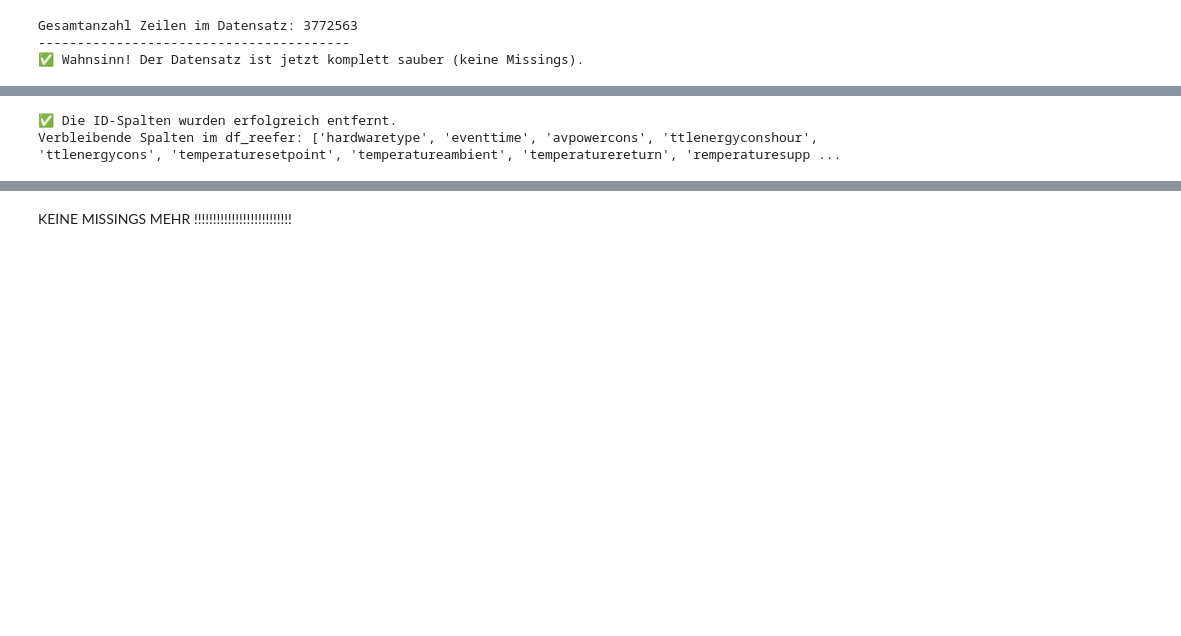
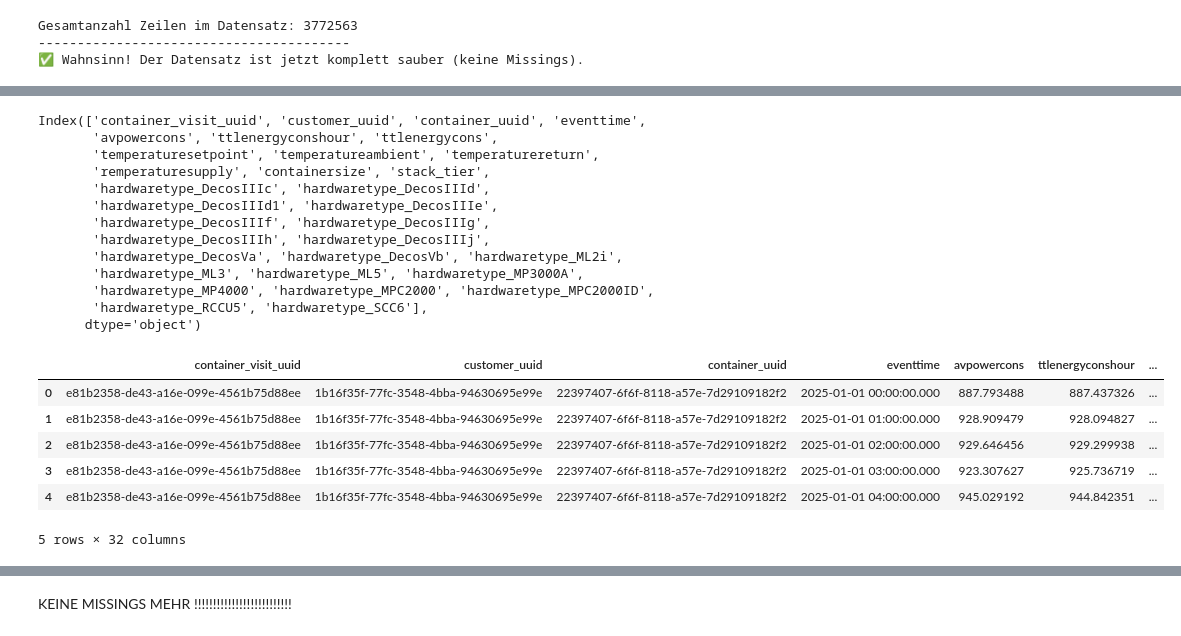
Before and after one commit to janofrank/Merge-Error, a Jupyter notebook: Merge_Error_Main.ipynb, the cells around one changed output, grey strips where cells are left out. Cells and saved outputs as stored; diff of their text form; code cells hidden in the pictures; blank space fills up the shorter version.

```diff
--- a/Merge_Error_Main.ipynb
+++ b/Merge_Error_Main.ipynb
@@ -151,18 +143,46 @@ df_reefer
 # %%
 # Liste der zu löschenden Spalten
-cols_to_drop = ['customer_uuid', 'container_uuid', 'container_visit_uuid']
+#cols_to_drop = ['customer_uuid', 'container_uuid', 'container_visit_uuid']
 
 # Spalten droppen
-df_reefer = df_reefer.drop(columns=cols_to_drop, errors='ignore')
+#df_reefer = df_reefer.drop(columns=cols_to_drop, errors='ignore')
 
 # Falls die Spalte bei dir 'container_visit_uid' (mit i statt u) hieß:
-df_reefer = df_reefer.drop(columns=['container_visit_uid'], errors='ignore')
+#df_reefer = df_reefer.drop(columns=['container_visit_uid'], errors='ignore')
 
-print("✅ Die ID-Spalten wurden erfolgreich entfernt.")
-print(f"Verbleibende Spalten im df_reefer: {df_reefer.columns.tolist()}")
+#print("✅ Die ID-Spalten wurden erfolgreich entfernt.")
+#print(f"Verbleibende Spalten im df_reefer: {df_reefer.columns.tolist()}")
-# %% [output]
-✅ Die ID-Spalten wurden erfolgreich entfernt.
-Verbleibende Spalten im df_reefer: ['hardwaretype', 'eventtime', 'avpowercons', 'ttlenergyconshour', 'ttlenergycons', 'temperaturesetpoint', 'temperatureambient', 'temperaturereturn', 'remperaturesupp ...
+# %%
+############## Hersteller Hotencoding ##############
+
+# One-Hot-Encoding für die Spalte 'hardwaretype'
+# dtype=int sorgt dafür, dass 0 und 1 statt True/False verwendet werden
+df_reefer = pd.get_dummies(df_reefer, columns=['hardwaretype'], dtype=int)
+
+# Kurze Kontrolle der neuen Spalten
+print(df_reefer.columns)
+df_reefer.head()
+# %% [output]
+Index(['container_visit_uuid', 'customer_uuid', 'container_uuid', 'eventtime',
+       'avpowercons', 'ttlenergyconshour', 'ttlenergycons',
+       'temperaturesetpoint', 'temperatureambient', 'temperaturereturn',
+       'remperaturesupply', 'containersize', 'stack_tier',
+       'hardwaretype_DecosIIIc', 'hardwaretype_DecosIIId',
+       'hardwaretype_DecosIIId1', 'hardwaretype_DecosIIIe',
+       'hardwaretype_DecosIIIf', 'hardwaretype_DecosIIIg',
+       'hardwaretype_DecosIIIh', 'hardwaretype_DecosIIIj',
+       'hardwaretype_DecosVa', 'hardwaretype_DecosVb', 'hardwaretype_ML2i',
+       'hardwaretype_ML3', 'hardwaretype_ML5', 'hardwaretype_MP3000A',
+       'hardwaretype_MP4000', 'hardwaretype_MPC2000', 'hardwaretype_MPC2000ID',
+       'hardwaretype_RCCU5', 'hardwaretype_SCC6'],
+      dtype='object')
+|  | container_visit_uuid | customer_uuid | container_uuid | eventtime | avpowercons | ttlenergyconshour | ... |
+| 0 | e81b2358-de43-a16e-099e-4561b75d88ee | 1b16f35f-77fc-3548-4bba-94630695e99e | 22397407-6f6f-8118-a57e-7d29109182f2 | 2025-01-01 00:00:00.000 | 887.793488 | 887.437326 | ... |
+| 1 | e81b2358-de43-a16e-099e-4561b75d88ee | 1b16f35f-77fc-3548-4bba-94630695e99e | 22397407-6f6f-8118-a57e-7d29109182f2 | 2025-01-01 01:00:00.000 | 928.909479 | 928.094827 | ... |
+| 2 | e81b2358-de43-a16e-099e-4561b75d88ee | 1b16f35f-77fc-3548-4bba-94630695e99e | 22397407-6f6f-8118-a57e-7d29109182f2 | 2025-01-01 02:00:00.000 | 929.646456 | 929.299938 | ... |
+| 3 | e81b2358-de43-a16e-099e-4561b75d88ee | 1b16f35f-77fc-3548-4bba-94630695e99e | 22397407-6f6f-8118-a57e-7d29109182f2 | 2025-01-01 03:00:00.000 | 923.307627 | 925.736719 | ... |
+| 4 | e81b2358-de43-a16e-099e-4561b75d88ee | 1b16f35f-77fc-3548-4bba-94630695e99e | 22397407-6f6f-8118-a57e-7d29109182f2 | 2025-01-01 04:00:00.000 | 945.029192 | 944.842351 | ... |
+5 rows × 32 columns
 # %%
 df_reefer
 # %% [output]
```
Also changed, not shown: parts of 9 cells of this notebook.
